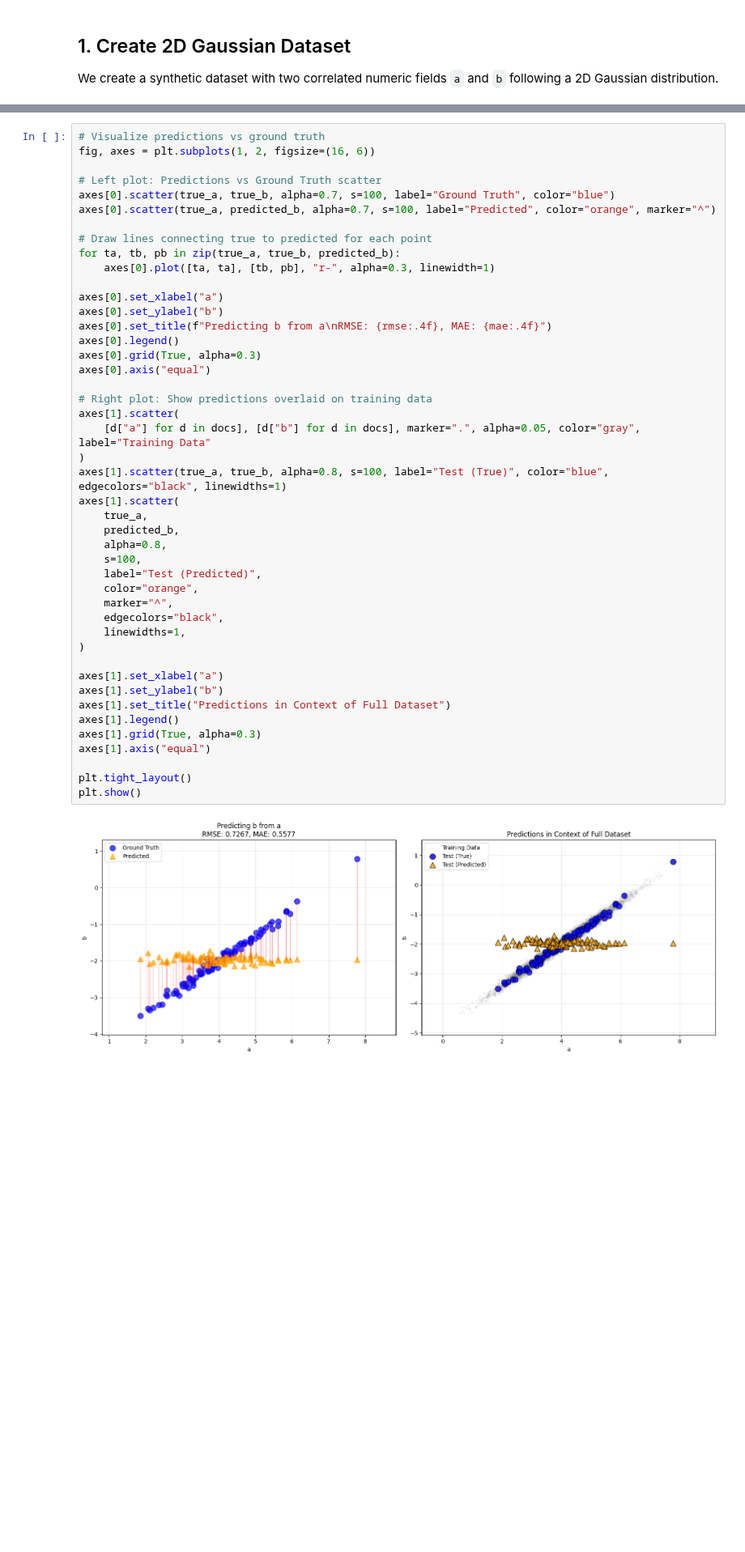
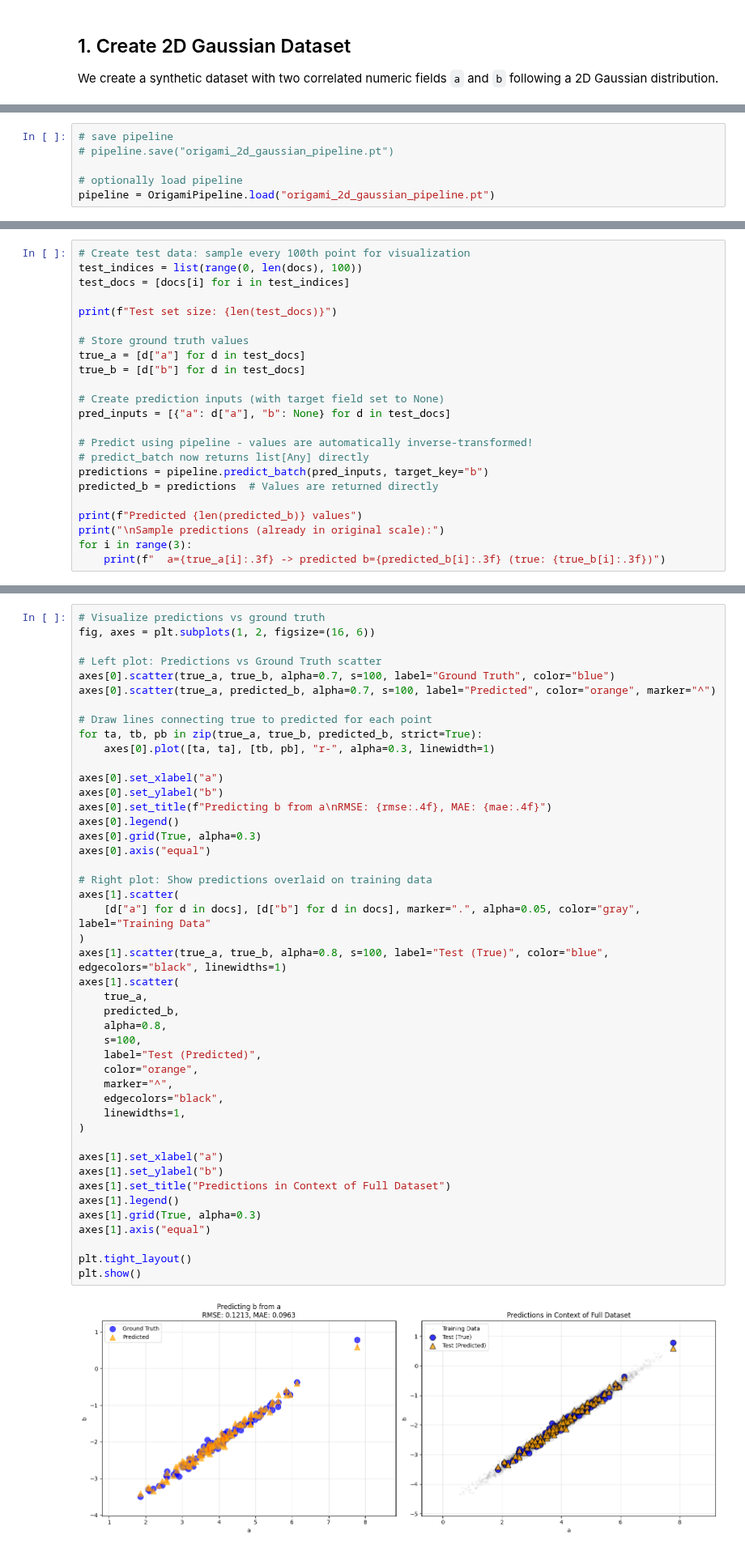
Before and after one commit to rueckstiess/origami, a Jupyter notebook: notebooks/example_continuous_mode.ipynb, the cells around one changed output, grey strips where cells are left out. Shown at 81% size. Drawn from its saved outputs; the diff is of its cells as text; blank space fills up the shorter version.

```diff
--- a/notebooks/example_continuous_mode.ipynb
+++ b/notebooks/example_continuous_mode.ipynb
@@ -197,0 +112,6 @@ Epoch 11/20 - Loss: 0.1344 - Tokens/sec: 21698
+# %%
+# save pipeline
+# pipeline.save("origami_2d_gaussian_pipeline.pt")
+
+# optionally load pipeline
+pipeline = OrigamiPipeline.load("origami_2d_gaussian_pipeline.pt")
@@ -365,0 +222,23 @@ print(f"Sample predictions: {predicted_b[:5]}")
+# %%
+# Create test data: sample every 100th point for visualization
+test_indices = list(range(0, len(docs), 100))
+test_docs = [docs[i] for i in test_indices]
+
+print(f"Test set size: {len(test_docs)}")
+
+# Store ground truth values
+true_a = [d["a"] for d in test_docs]
+true_b = [d["b"] for d in test_docs]
+
+# Create prediction inputs (with target field set to None)
+pred_inputs = [{"a": d["a"], "b": None} for d in test_docs]
+
+# Predict using pipeline - values are automatically inverse-transformed!
+# predict_batch now returns list[Any] directly
+predictions = pipeline.predict_batch(pred_inputs, target_key="b")
+predicted_b = predictions  # Values are returned directly
+
+print(f"Predicted {len(predicted_b)} values")
+print("\nSample predictions (already in original scale):")
+for i in range(3):
+    print(f"  a={true_a[i]:.3f} -> predicted b={predicted_b[i]:.3f} (true: {true_b[i]:.3f})")
@@ -398,7 +285,7 @@ axes[0].scatter(true_a, true_b, alpha=0.7, s=100, label="Ground Truth", color="b
 axes[0].scatter(true_a, predicted_b, alpha=0.7, s=100, label="Predicted", color="orange", marker="^")
 
 # Draw lines connecting true to predicted for each point
-for ta, tb, pb in zip(true_a, true_b, predicted_b):
+for ta, tb, pb in zip(true_a, true_b, predicted_b, strict=True):
     axes[0].plot([ta, ta], [tb, pb], "r-", alpha=0.3, linewidth=1)
 
 axes[0].set_xlabel("a")
@@ -408,31 +295,31 @@ axes[0].legend()
 axes[0].grid(True, alpha=0.3)
 axes[0].axis("equal")
 
 # Right plot: Show predictions overlaid on training data
 axes[1].scatter(
     [d["a"] for d in docs], [d["b"] for d in docs], marker=".", alpha=0.05, color="gray", label="Training Data"
 )
 axes[1].scatter(true_a, true_b, alpha=0.8, s=100, label="Test (True)", color="blue", edgecolors="black", linewidths=1)
 axes[1].scatter(
     true_a,
     predicted_b,
     alpha=0.8,
     s=100,
     label="Test (Predicted)",
     color="orange",
     marker="^",
     edgecolors="black",
     linewidths=1,
 )
 
 axes[1].set_xlabel("a")
 axes[1].set_ylabel("b")
 axes[1].set_title("Predictions in Context of Full Dataset")
 axes[1].legend()
 axes[1].grid(True, alpha=0.3)
 axes[1].axis("equal")
 
 plt.tight_layout()
 plt.show()
 # %% [output]
-[figure, old version]
+[figure, new version]
```
Also changed, not shown: parts of 41 cells of this notebook, 14 other files.
